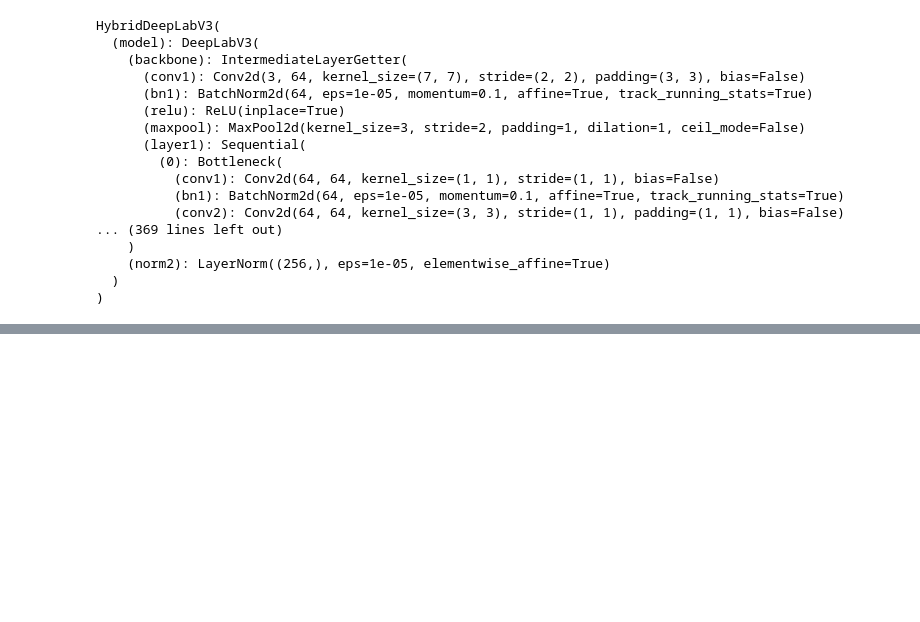
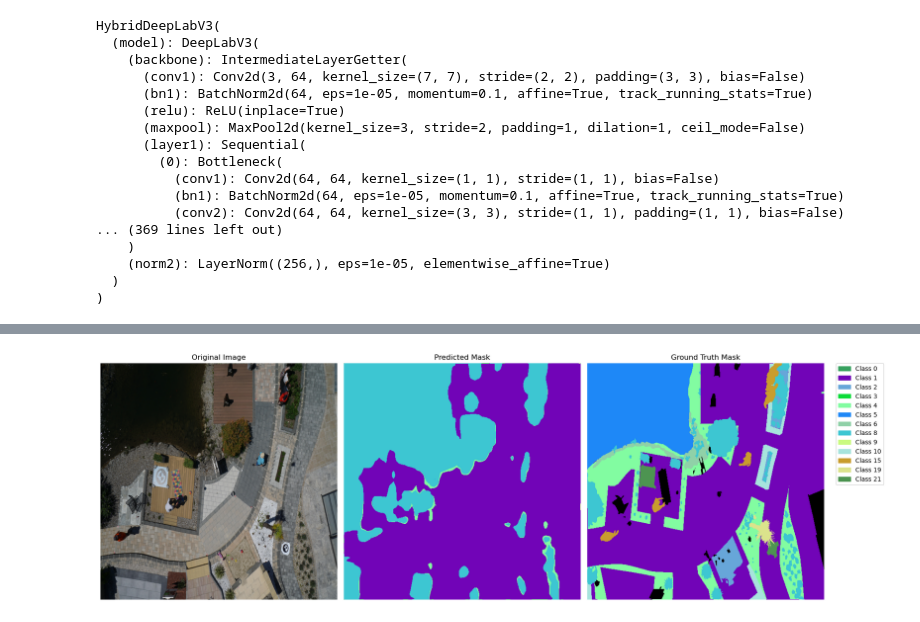
Before and after one commit to jacobalmon/DroneSegmentationModel, a Jupyter notebook: alternate_model.ipynb, the cells around one changed output, grey strips where cells are left out. Saved outputs shown, nothing was run; the diff lists cells and outputs as text; code cells hidden in the pictures; blank space fills up the shorter version.

```diff
--- a/alternate_model.ipynb
+++ b/alternate_model.ipynb
@@ -94,9 +95,16 @@ class HybridDeepLabV3(nn.Module):
         x_flat = self.transformer(x_flat)
         x_trans = rearrange(x_flat, 'b (h w) c -> b c h w', h=H, w=W)
 
-        # Continue with Classifier Head.
-        x = self.model.classifier[1:](x_trans)
-        return x
+        # Upsample the result to match the target size (512x512)
+        x_trans = F.interpolate(x_trans, size=(512, 512), mode='bilinear', align_corners=False)
+
+        # Manually apply each classifier layer after the transformer
+        x = self.model.classifier[1](x_trans)  # Apply the second classifier layer
+        x = self.model.classifier[2](x)       # Apply the third classifier layer
+        x = self.model.classifier[3](x)       # Apply the fourth classifier layer
+        x = self.model.classifier[4](x)       # Apply the final classifier layer
+
+        return {'out': x}
 # %%
 directory = {
     "train_images": "advanced_data/x_train",
@@ -245,52 +272,65 @@ class_names, class_colors = load_class_color_map("data/class_dict_seg.csv")
 # %%
 import torch
 import numpy as np
 import matplotlib.pyplot as plt
 import matplotlib.patches as mpatches
 
 def decode_segmentation_mask(mask, color_map):
-    """Convert class-indexed mask to an RGB image"""
+    """Convert class-indexed mask to an RGB image."""
     h, w = mask.shape
-    print(f"Mask shape: {mask.shape}")  # Debugging: Check mask shape
     color_mask = np.zeros((h, w, 3), dtype=np.uint8)
     for class_id, color in color_map.items():
-        print(f"Mapping class {class_id} to color {color}")  # Debugging: Check color map
         color_mask[mask == class_id] = color
     return color_mask
 
-def visualize_colored_mask(image, mask, class_names, class_colors):
+def visualize_pred_vs_truth(image, pred_mask, true_mask, class_names, class_colors):
+    """Visualize original image, predicted mask, and true mask side-by-side."""
     if isinstance(image, torch.Tensor):
         image = image.permute(1, 2, 0).numpy()
-        image = (image * [0.229, 0.224, 0.225]) + [0.485, 0.456, 0.406]  # Normalize if required
-        image = (image * 255).astype(np.uint8)
+        image = (image * [0.229, 0.224, 0.225]) + [0.485, 0.456, 0.406]  # De-normalize
+        image = np.clip(image * 255, 0, 255).astype(np.uint8)
 
-    colored_mask = decode_segmentation_mask(mask.numpy() if isinstance(mask, torch.Tensor) else mask, class_colors)
+    pred_color_mask = decode_segmentation_mask(pred_mask.numpy(), class_colors)
+    true_color_mask = decode_segmentation_mask(true_mask.numpy(), class_colors)
 
-    plt.figure(figsize=(12, 6))
+    plt.figure(figsize=(18, 6))
 
-    plt.subplot(1, 2, 1)
+    plt.subplot(1, 3, 1)
     plt.imshow(image)
-    plt.title("Image")
+    plt.title("Original Image")
     plt.axis("off")
 
-    plt.subplot(1, 2, 2)
-    plt.imshow(colored_mask)
-    plt.title("Semantic Mask")
+    plt.subplot(1, 3, 2)
+    plt.imshow(pred_color_mask)
+    plt.title("Predicted Mask")
     plt.axis("off")
 
-    # Legend
-    unique_ids = np.unique(mask)
+    plt.subplot(1, 3, 3)
+    plt.imshow(true_color_mask)
+    plt.title("Ground Truth Mask")
+    plt.axis("off")
+
+    # Create legend
+    unique_ids = np.unique(np.concatenate([pred_mask.numpy().flatten(), true_mask.numpy().flatten()]))
     patches = [mpatches.Patch(color=np.array(class_colors[cls]) / 255, label=class_names[cls])
                for cls in unique_ids if cls in class_names]
+
     plt.legend(handles=patches, bbox_to_anchor=(1.05, 1), loc='upper left', borderaxespad=0.)
+    plt.tight_layout()
+    plt.show()
 
-    plt.tight_layout()
-    plt.show()  # Ensure the plot is shown
+# Run on one test sample
+model.eval()
+with torch.no_grad():
+    for images, masks in test_dataloader:
+        images = images.to(device)
+        masks = masks.to(device)
 
-# Example data for testing
-image = np.random.rand(256, 256, 3)  # Random image for testing
-mask = np.random.randint(0, 22, (256, 256))  # Random mask for testing
-class_names = {i: f'Class {i}' for i in range(22)}  # Example class names
-class_colors = {i: [np.random.randint(0, 256), np.random.randint(0, 256), np.random.randint(0, 256)] for i in range(22)}  # Random colors
+        outputs = model(images)['out']  # shape: (B, C, H, W)
+        preds = torch.argmax(outputs, dim=1)  # shape: (B, H, W)
 
-visualize_colored_mask(image, mask, class_names, class_colors)
+        # Visualize first sample in batch
+        visualize_pred_vs_truth(images[0].cpu(), preds[0].cpu(), masks[0].cpu(), class_names, class_colors)
+        break
+# %% [output]
+[figure, added]
```
Also changed, not shown: parts of 3 cells of this notebook.
